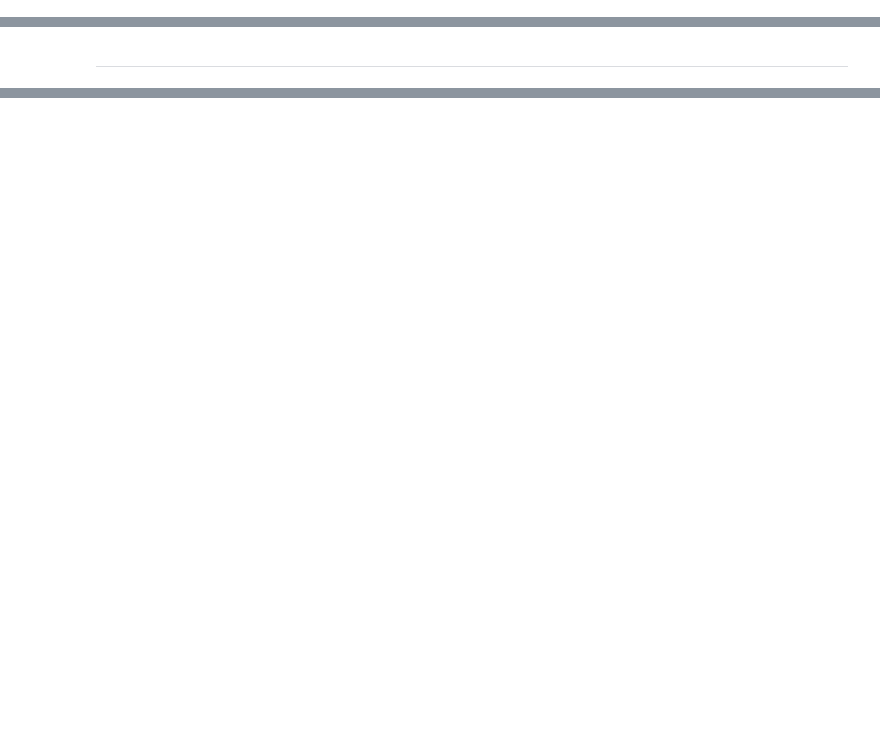
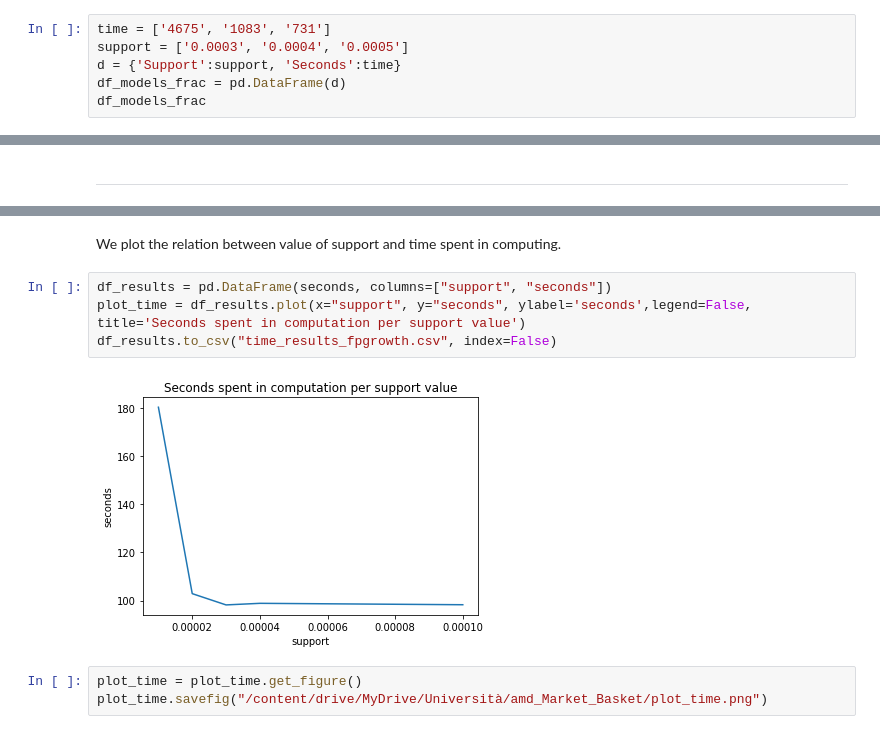
Before and after one commit to martinaviggiano/AMD_Market_Basket_IMDB, a Jupyter notebook: AMD_Market_Basket_Analysis.ipynb, the cells around one changed output, grey strips where cells are left out. Cells and saved outputs as stored; diff of their text form; blank space fills up the shorter version.

```diff
--- a/AMD_Market_Basket_Analysis.ipynb
+++ b/AMD_Market_Basket_Analysis.ipynb
@@ -624,0 +394,6 @@ def new_priori_2(baskets, singletons, pairs, threshold):
+# %%
+time = ['4675', '1083', '731']
+support = ['0.0003', '0.0004', '0.0005']
+d = {'Support':support, 'Seconds':time}
+df_models_frac = pd.DataFrame(d)
+df_models_frac
@@ -840,0 +477,11 @@ KeyboardInterrupt: ignored
+# %% [markdown]
+We plot the relation between value of support and time spent in computing.
+# %%
+df_results = pd.DataFrame(seconds, columns=["support", "seconds"])
+plot_time = df_results.plot(x="support", y="seconds", ylabel='seconds',legend=False, title='Seconds spent in computation per support value')
+df_results.to_csv("time_results_fpgrowth.csv", index=False)
+# %% [output]
+[figure, added]
+# %%
+plot_time = plot_time.get_figure()
+plot_time.savefig("/content/drive/MyDrive/Università/amd_Market_Basket/plot_time.png")
```
Also changed, not shown: parts of 122 cells of this notebook, 1 other file.
